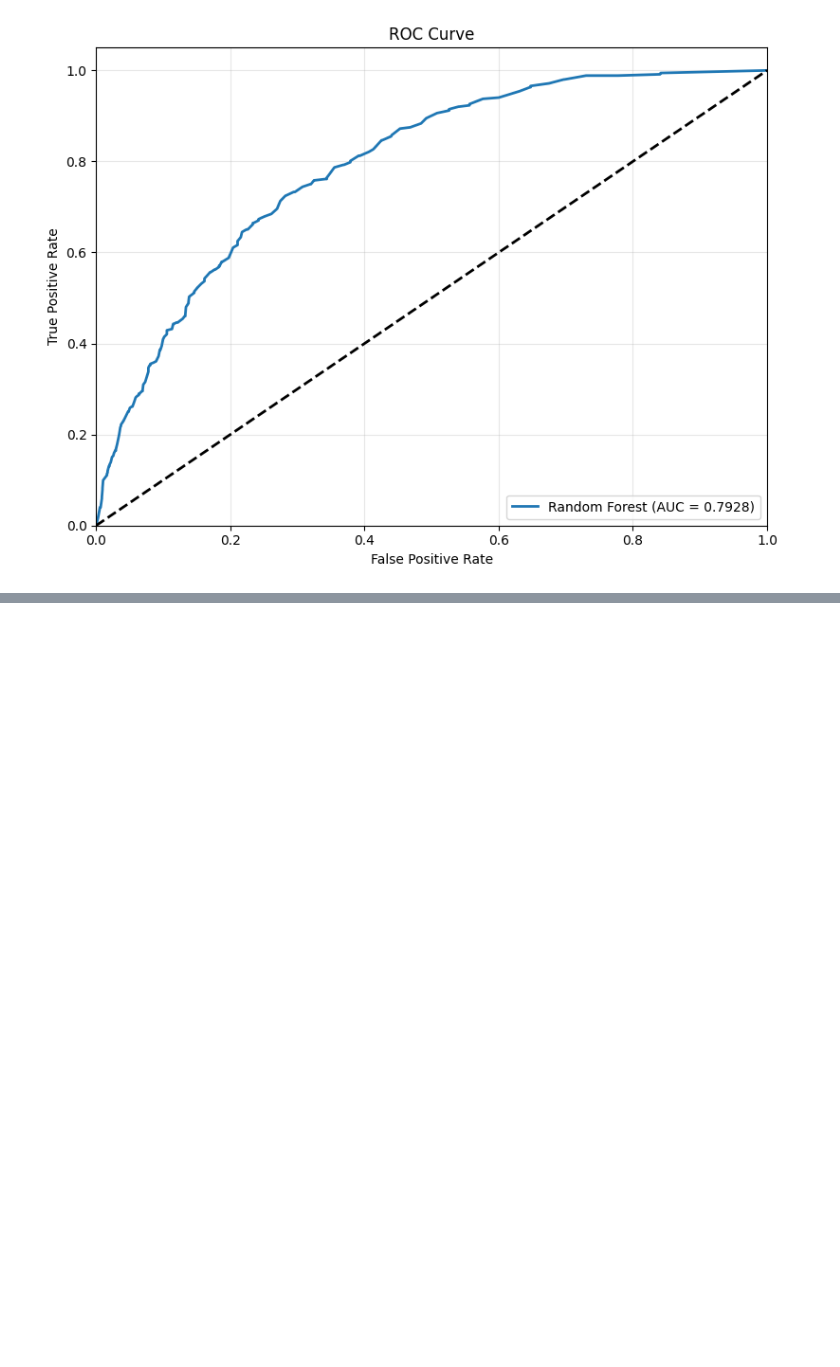
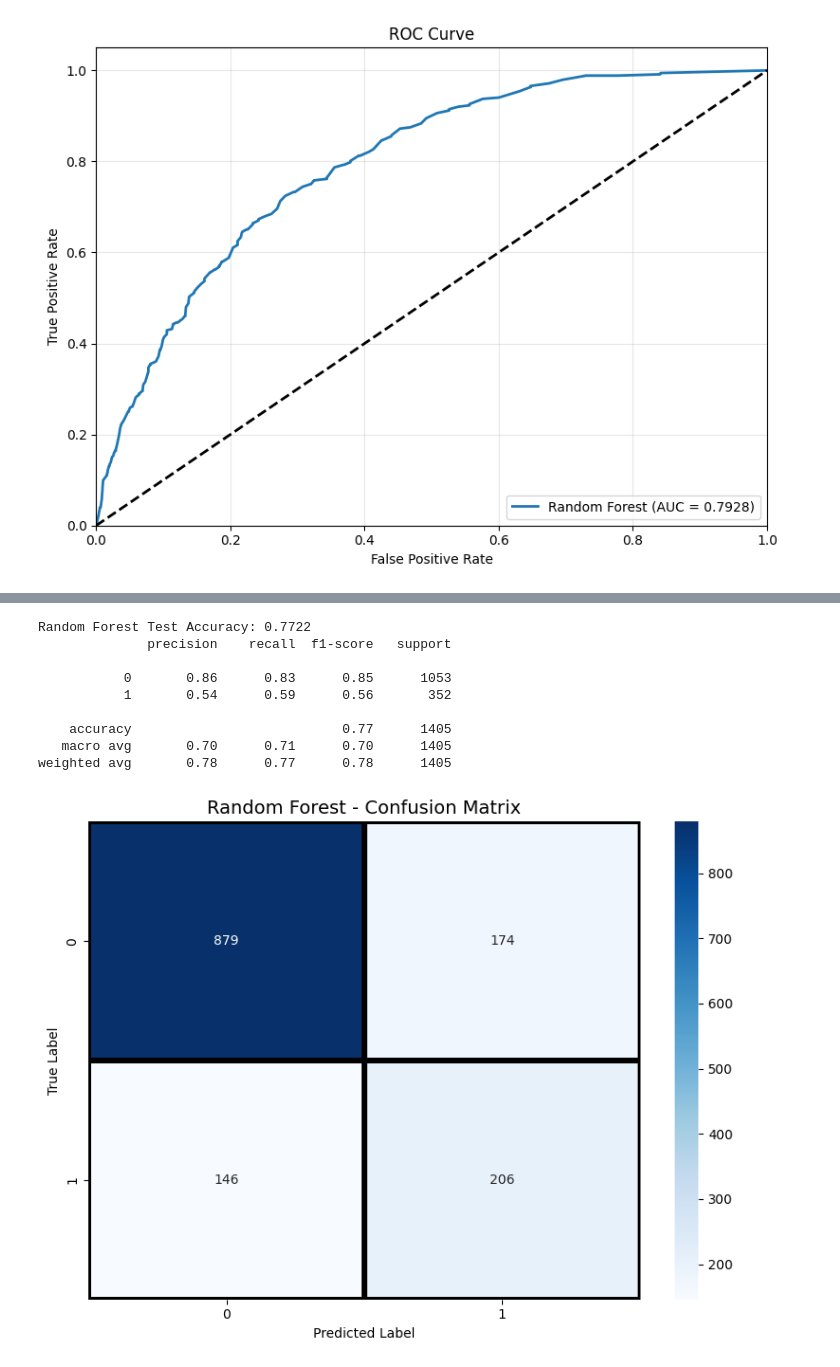
Before and after one commit to Pi-poel1/Machine-Learning-Project, a Jupyter notebook: churn_predection.ipynb, the cells around one changed output, grey strips where cells are left out. Saved outputs shown, nothing was run; the diff lists cells and outputs as text; code cells hidden in the pictures; blank space fills up the shorter version.

```diff
--- a/churn_predection.ipynb
+++ b/churn_predection.ipynb
@@ -597,0 +667,68 @@ weighted avg       0.77      0.77      0.77      1405
+# %%
+from sklearn.ensemble import RandomForestClassifier
+from sklearn.metrics import classification_report, confusion_matrix, roc_auc_score, roc_curve, accuracy_score
+import matplotlib.pyplot as plt
+import seaborn as sns
+
+# Initialiser le modèle Random Forest avec les meilleurs hyperparamètres (à ajuster si tuning effectué)
+final_model = RandomForestClassifier(
+    random_state=42,
+    n_estimators=300,         # Exemple, adapte selon ton tuning
+    max_depth=20,             # Idem
+    min_samples_leaf=2,
+    min_samples_split=5,
+    max_features='sqrt',
+    bootstrap=True
+)
+
+# Entraîner le modèle sur les données SMOTE
+final_model.fit(X_train_smote, y_train_smote)
+
+# Prédiction sur le jeu de test
+y_pred = final_model.predict(X_test_scaled)
+y_pred_prob = final_model.predict_proba(X_test_scaled)[:, 1]
+
+# Évaluation
+accuracy = accuracy_score(y_test, y_pred)
+report = classification_report(y_test, y_pred)
+fpr, tpr, _ = roc_curve(y_test, y_pred_prob)
+auc = roc_auc_score(y_test, y_pred_prob)
+
+# Affichage des résultats
+print(f"\nRandom Forest Test Accuracy: {accuracy:.4f}")
+print(report)
+
+# Matrice de confusion
+plt.figure(figsize=(8, 6))
+sns.heatmap(confusion_matrix(y_test, y_pred), annot=True, fmt='d',
+            linecolor='k', linewidths=3, cmap='Blues')
+plt.title('Random Forest - Confusion Matrix', fontsize=14)
+plt.xlabel('Predicted Label')
+plt.ylabel('True Label')
+plt.tight_layout()
+plt.show()
+
+# Courbe ROC
+plt.figure(figsize=(8, 6))
+plt.plot(fpr, tpr, lw=2, label=f'AUC = {auc:.4f}')
+plt.plot([0, 1], [0, 1], 'k--', lw=2)
+plt.xlim([0.0, 1.0])
+plt.ylim([0.0, 1.05])
+plt.xlabel('False Positive Rate')
+plt.ylabel('True Positive Rate')
+plt.title('Random Forest - ROC Curve')
+plt.legend(loc='lower right')
+plt.grid(True, alpha=0.3)
+plt.tight_layout()
+plt.show()
+# %% [output]
+Random Forest Test Accuracy: 0.7722
+              precision    recall  f1-score   support
+
+           0       0.86      0.83      0.85      1053
+           1       0.54      0.59      0.56       352
+
+    accuracy                           0.77      1405
+   macro avg       0.70      0.71      0.70      1405
+weighted avg       0.78      0.77      0.78      1405
+[figure, added]
```
Also changed, not shown: parts of 16 cells of this notebook.
